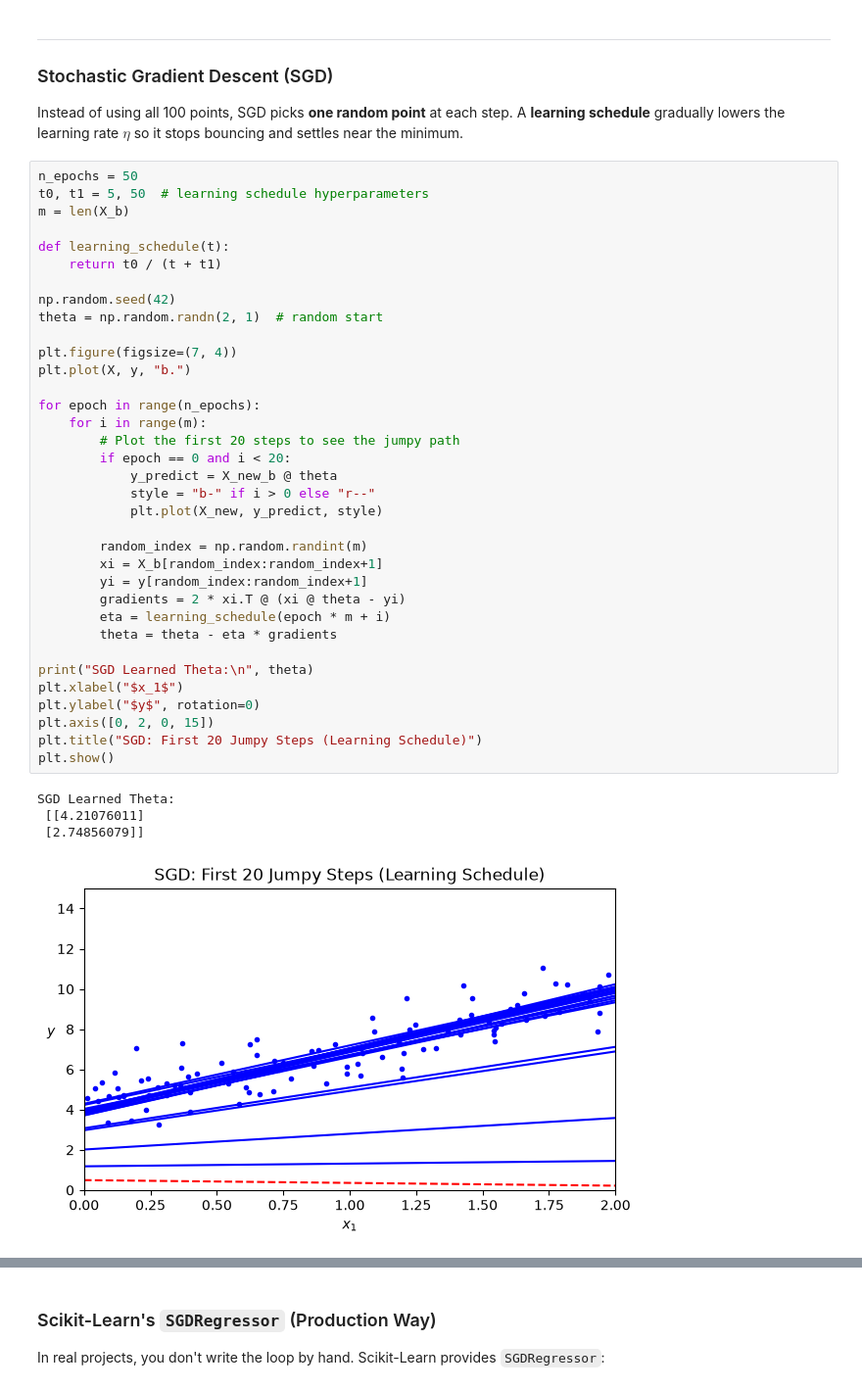
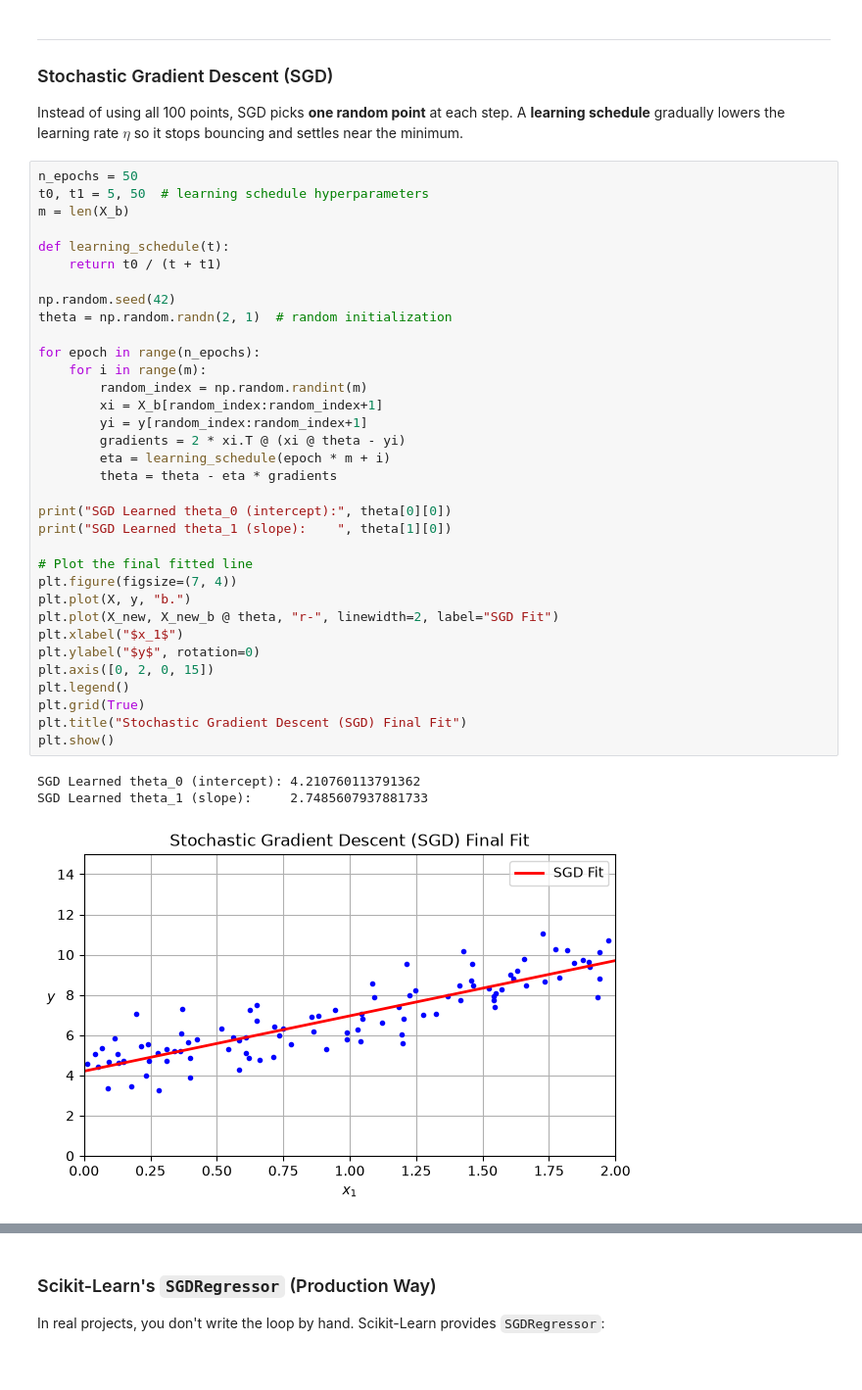
Before and after one commit to Hamshary99/mohamed-ai-learning, a Jupyter notebook: week1/day2/notebooks/Ch4_practice.ipynb, the cells around one changed output, grey strips where cells are left out. Shown at 98% size. Cells and saved outputs as stored; diff of their text form.

Commit message:
Add GD error curve intuition visual and clean up SGD loop

```diff
--- a/week1/day2/notebooks/Ch4_practice.ipynb
+++ b/week1/day2/notebooks/Ch4_practice.ipynb
@@ -188,41 +247,39 @@ A **learning schedule** gradually lowers the learning rate $\eta$ so it stops bo
 # %%
 n_epochs = 50
 t0, t1 = 5, 50  # learning schedule hyperparameters
 m = len(X_b)
 
 def learning_schedule(t):
     return t0 / (t + t1)
 
 np.random.seed(42)
-theta = np.random.randn(2, 1)  # random start
-
-plt.figure(figsize=(7, 4))
-plt.plot(X, y, "b.")
+theta = np.random.randn(2, 1)  # random initialization
 
 for epoch in range(n_epochs):
     for i in range(m):
-        # Plot the first 20 steps to see the jumpy path
-        if epoch == 0 and i < 20:
-            y_predict = X_new_b @ theta
-            style = "b-" if i > 0 else "r--"
-            plt.plot(X_new, y_predict, style)
-
         random_index = np.random.randint(m)
         xi = X_b[random_index:random_index+1]
         yi = y[random_index:random_index+1]
         gradients = 2 * xi.T @ (xi @ theta - yi)
         eta = learning_schedule(epoch * m + i)
         theta = theta - eta * gradients
 
-print("SGD Learned Theta:\n", theta)
+print("SGD Learned theta_0 (intercept):", theta[0][0])
+print("SGD Learned theta_1 (slope):    ", theta[1][0])
+
+# Plot the final fitted line
+plt.figure(figsize=(7, 4))
+plt.plot(X, y, "b.")
+plt.plot(X_new, X_new_b @ theta, "r-", linewidth=2, label="SGD Fit")
 plt.xlabel("$x_1$")
 plt.ylabel("$y$", rotation=0)
 plt.axis([0, 2, 0, 15])
-plt.title("SGD: First 20 Jumpy Steps (Learning Schedule)")
+plt.legend()
+plt.grid(True)
+plt.title("Stochastic Gradient Descent (SGD) Final Fit")
 plt.show()
 # %% [output]
-SGD Learned Theta:
- [[4.21076011]
- [2.74856079]]
+SGD Learned theta_0 (intercept): 4.210760113791362
+SGD Learned theta_1 (slope):     2.7485607937881733
-[figure, old version]
+[figure, new version]
 # %% [markdown]
```
Also changed, not shown: parts of 5 cells of this notebook, 1 other file.
